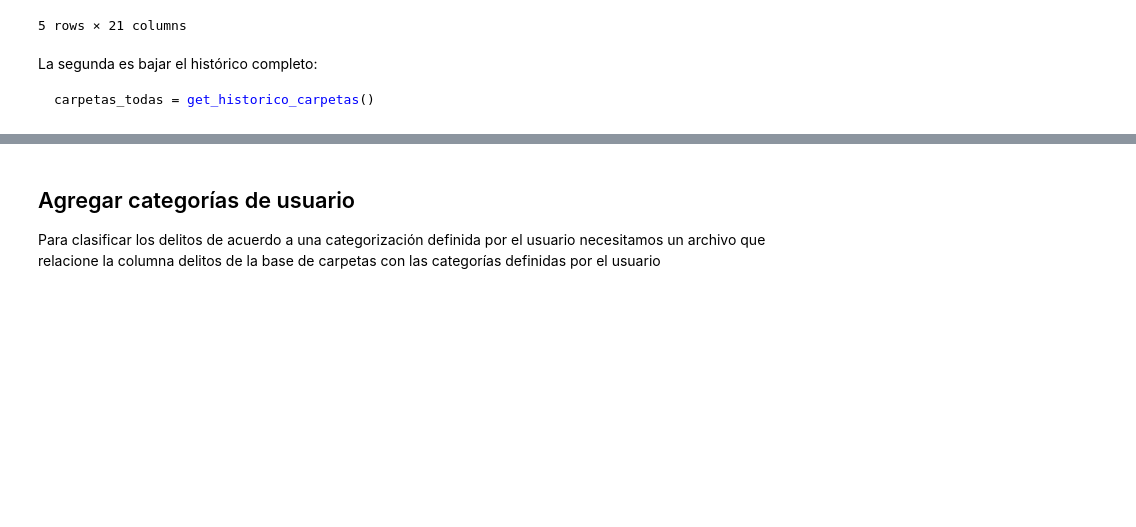
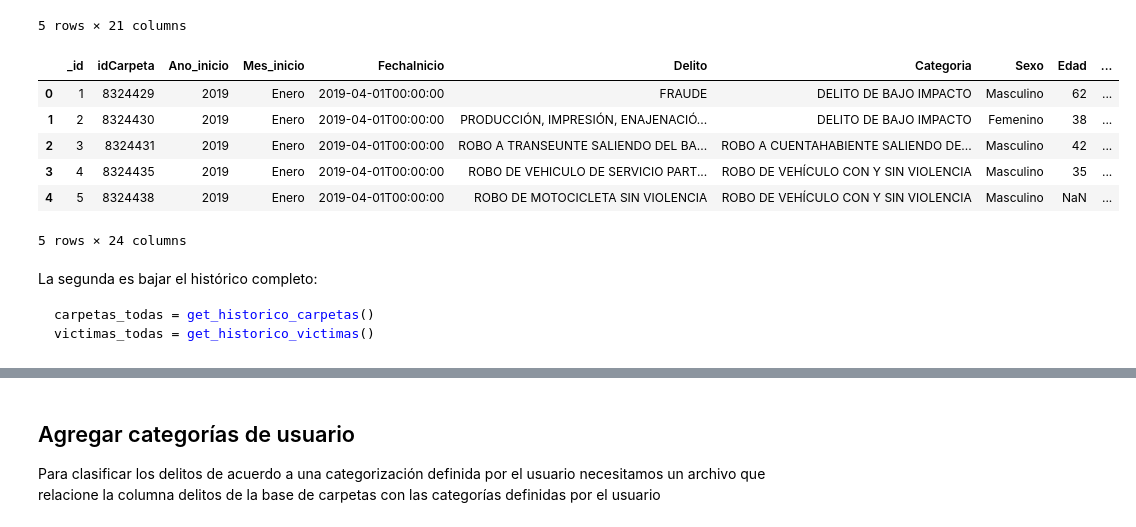
Before and after one commit to CentroGeo/criminologia_cdmx, a Jupyter notebook: index.ipynb, the cells around one changed output, grey strips where cells are left out. Drawn from its saved outputs; the diff is of its cells as text; code cells hidden in the pictures; blank space fills up the shorter version.

Commit message:
Funciones para bajar y preprocesar víctimas en carpetas.

`````diff
--- a/index.ipynb
+++ b/index.ipynb
@@ -42,9 +44,21 @@ carpetas.head()
 | 3 | 1024419 | 2020 | Mayo | 2020-05-30 12:00:00 | 2020 | Junio | 2020-06-18T15:45:31 | ROBO DE VEHICULO DE SERVICIO PART... | FISCALÍA DE INVESTIGACIÓN TERRITO... | ... |
 | 4 | 1024420 | 2020 | Junio | 2020-06-17 05:30:00 | 2020 | Junio | 2020-06-18T15:46:08 | ROBO DE ACCESORIOS DE AUTO | AGENCIA DE DENUNCIA DIGITAL | ... |
 5 rows × 21 columns
+# %%
+victimas = get_victimas_from_api(limit=100)
+victimas.head()
+# %% [output]
+|  | _id | idCarpeta | Ano_inicio | Mes_inicio | FechaInicio | Delito | Categoria | Sexo | Edad | ... |
+| 0 | 1 | 8324429 | 2019 | Enero | 2019-04-01T00:00:00 | FRAUDE | DELITO DE BAJO IMPACTO | Masculino | 62 | ... |
+| 1 | 2 | 8324430 | 2019 | Enero | 2019-04-01T00:00:00 | PRODUCCIÓN, IMPRESIÓN, ENAJENACIÓ... | DELITO DE BAJO IMPACTO | Femenino | 38 | ... |
+| 2 | 3 | 8324431 | 2019 | Enero | 2019-04-01T00:00:00 | ROBO A TRANSEUNTE SALIENDO DEL BA... | ROBO A CUENTAHABIENTE SALIENDO DE... | Masculino | 42 | ... |
+| 3 | 4 | 8324435 | 2019 | Enero | 2019-04-01T00:00:00 | ROBO DE VEHICULO DE SERVICIO PART... | ROBO DE VEHÍCULO CON Y SIN VIOLENCIA | Masculino | 35 | ... |
+| 4 | 5 | 8324438 | 2019 | Enero | 2019-04-01T00:00:00 | ROBO DE MOTOCICLETA SIN VIOLENCIA | ROBO DE VEHÍCULO CON Y SIN VIOLENCIA | Masculino | NaN | ... |
+5 rows × 24 columns
 # %% [markdown]
 La segunda es bajar el histórico completo:
 
 ````Python
 carpetas_todas = get_historico_carpetas()
+victimas_todas = get_historico_victimas()
 ````
`````
Also changed, not shown: parts of 3 cells of this notebook, 6 other files.
